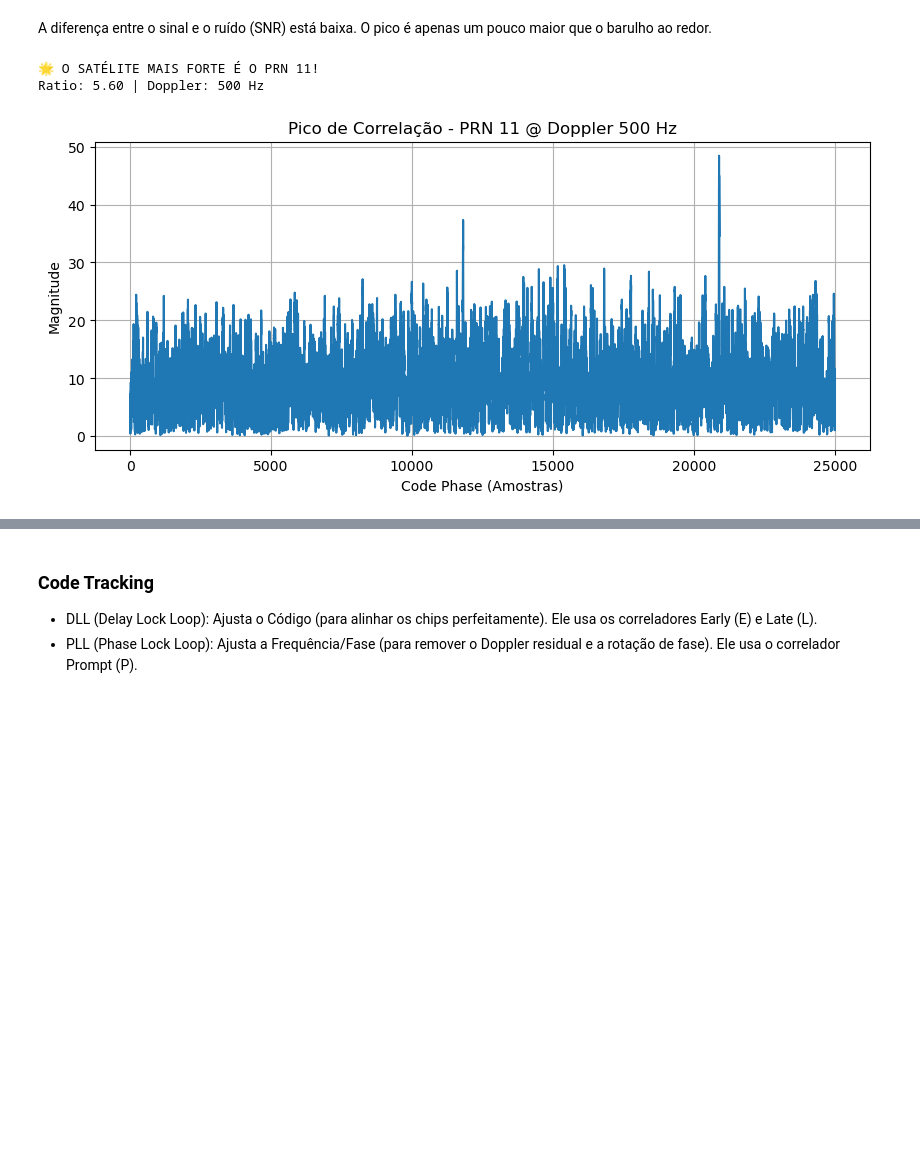
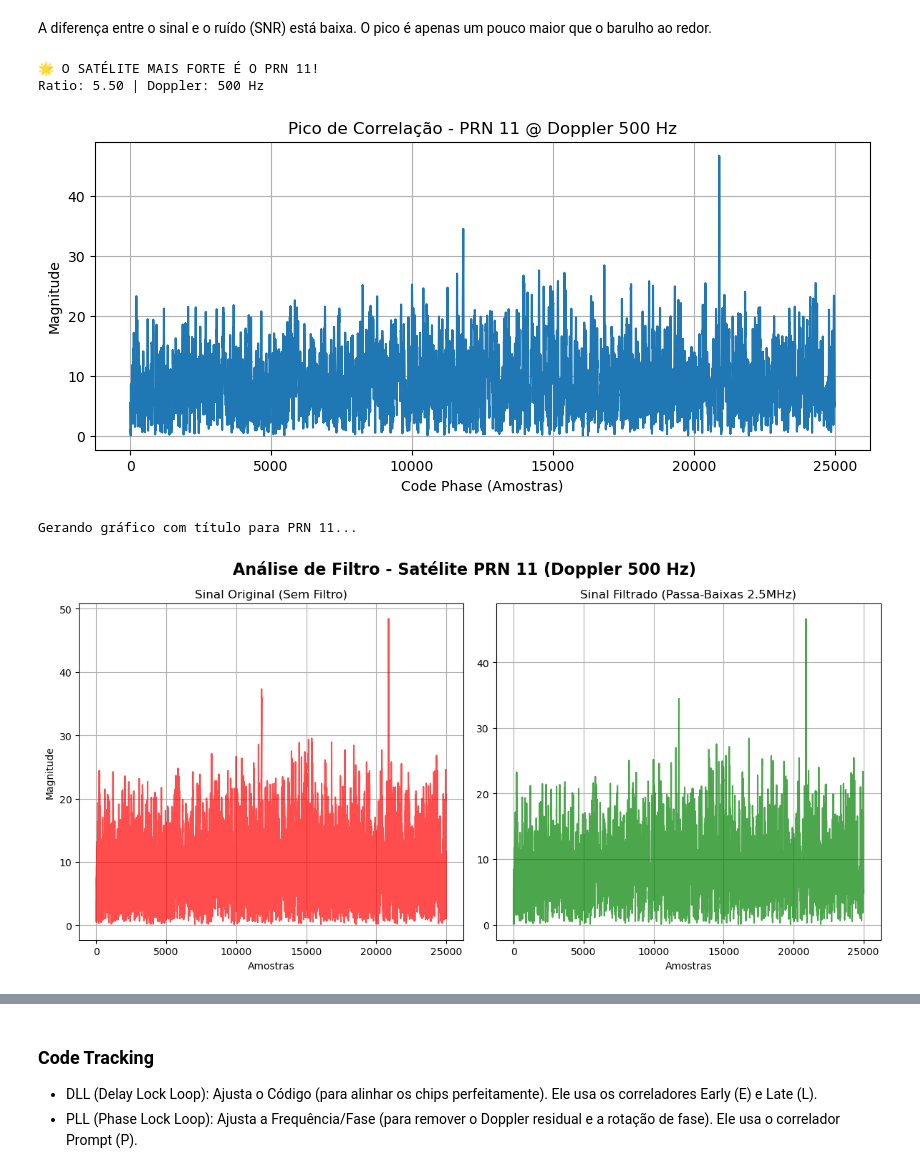
Before and after one commit to bytewice/sinais-projeto, a Jupyter notebook: projeto-sinais.ipynb, the cells around one changed output, grey strips where cells are left out. Saved outputs shown, nothing was run; the diff lists cells and outputs as text; code cells hidden in the pictures; blank space fills up the shorter version.

```diff
--- a/projeto-sinais.ipynb
+++ b/projeto-sinais.ipynb
@@ -507,10 +577,67 @@ if acquired_sats:
     print(f"Ratio: {data['peak_ratio']:.2f} | Doppler: {data['doppler']} Hz")
 
     # 2. Plota apenas esse campeão
-    plot_acquisition(strongest_prn, S_bb, F_s, data['doppler'])
+    # Plota usando o sinal FILTRADO
+    plot_acquisition(strongest_prn, S_bb_filtered, F_s, data['doppler'])
 else:
     print("Nenhum satélite encontrado.")
 # %% [output]
 🌟 O SATÉLITE MAIS FORTE É O PRN 11!
-Ratio: 5.60 | Doppler: 500 Hz
+Ratio: 5.50 | Doppler: 500 Hz
-[figure, old version]
+[figure, new version]
+# %%
+# CÉLULA: COMPARAÇÃO VISUAL COM TÍTULO DO SATÉLITE
+
+def compare_filter_effect_with_title(prn, signal_raw, signal_filt, fs, doppler):
+    samples_per_ms = int(fs * 1e-3)
+    t = np.arange(samples_per_ms) / fs
+    local_code = generate_local_code(prn, fs, samples_per_ms)
+
+    # Função auxiliar interna
+    def get_corr(sig):
+        sig_1ms = sig[:samples_per_ms]
+        sig_shifted = sig_1ms * np.exp(-1j * 2 * np.pi * doppler * t)
+        fft_sig = np.fft.fft(sig_shifted)
+        fft_code = np.conj(np.fft.fft(local_code))
+        return np.abs(np.fft.ifft(fft_sig * fft_code))
+
+    corr_raw = get_corr(signal_raw)
+    corr_filt = get_corr(signal_filt)
+
+    # --- INÍCIO DO PLOT ---
+    plt.figure(figsize=(12, 6))
+
+    # --- NOVIDADE AQUI: O TÍTULO GERAL DO SATÉLITE ---
+    plt.suptitle(f"Análise de Filtro - Satélite PRN {prn} (Doppler {doppler} Hz)", fontsize=16, fontweight='bold')
+
+    # Gráfico 1: Original
+    plt.subplot(1, 2, 1)
+    plt.plot(corr_raw, color='red', alpha=0.7)
+    plt.title("Sinal Original (Sem Filtro)")
+    plt.xlabel("Amostras")
+    plt.ylabel("Magnitude")
+    plt.grid(True)
+
+    # Gráfico 2: Filtrado
+    plt.subplot(1, 2, 2)
+    plt.plot(corr_filt, color='green', alpha=0.7)
+    plt.title("Sinal Filtrado (Passa-Baixas 2.5MHz)")
+    plt.xlabel("Amostras")
+    plt.grid(True)
+
+    plt.tight_layout()
+    # O adjust é necessário para o suptitle não ficar encavalado nos gráficos
+    plt.subplots_adjust(top=0.88)
+    plt.show()
+
+# --- EXECUÇÃO ---
+if 'acquired_sats' in locals() and acquired_sats:
+    # Pega o mais forte
+    strongest_prn = max(acquired_sats, key=lambda k: acquired_sats[k]['peak_ratio'])
+    dop = acquired_sats[strongest_prn]['doppler']
+
+    print(f"Gerando gráfico com título para PRN {strongest_prn}...")
+    compare_filter_effect_with_title(strongest_prn, S_bb, S_bb_filtered, F_s, dop)
+# %% [output]
+Gerando gráfico com título para PRN 11...
+[figure, added]
```
Also changed, not shown: parts of 18 cells of this notebook.
